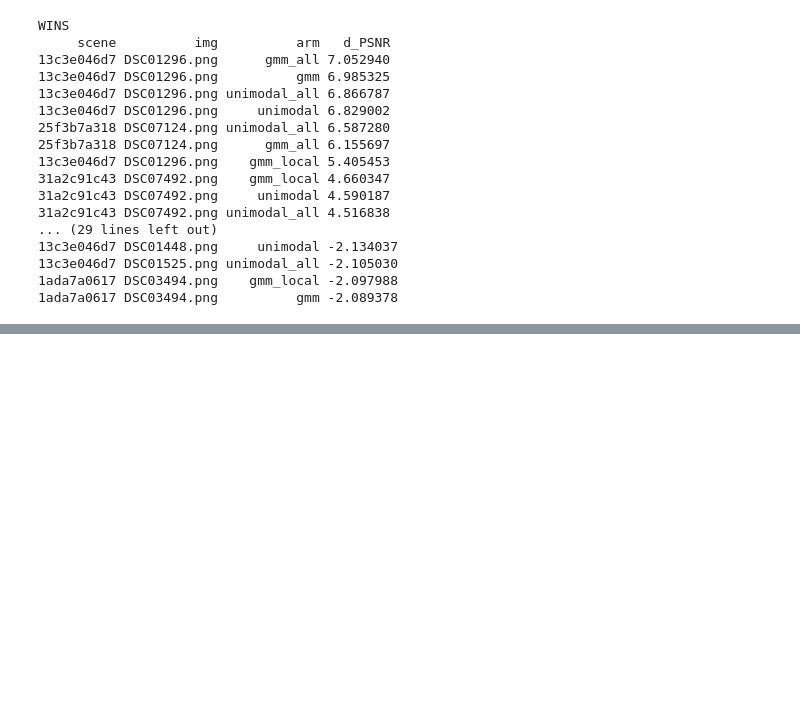
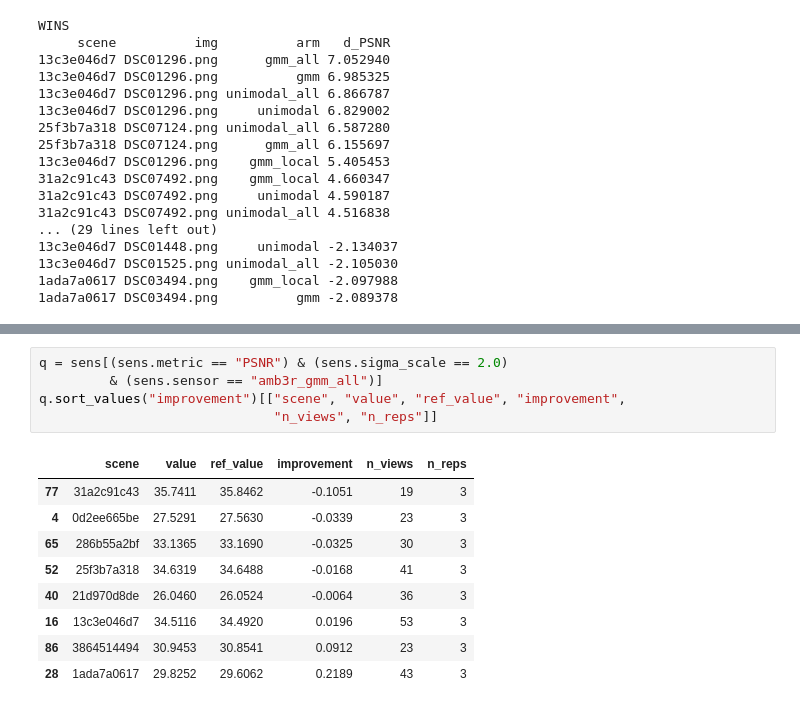
Before and after one commit to adamburhan/depth-aware-BA, a Jupyter notebook: src/depthba/eval/nvs/scannetpp/analyze_results.ipynb, the cells around one changed output, grey strips where cells are left out. Cells and saved outputs as stored; diff of their text form; blank space fills up the shorter version.

```diff
--- a/src/depthba/eval/nvs/scannetpp/analyze_results.ipynb
+++ b/src/depthba/eval/nvs/scannetpp/analyze_results.ipynb
@@ -232,0 +306,15 @@ WINS
+# %%
+q = sens[(sens.metric == "PSNR") & (sens.sigma_scale == 2.0)
+         & (sens.sensor == "amb3r_gmm_all")]
+q.sort_values("improvement")[["scene", "value", "ref_value", "improvement",
+                              "n_views", "n_reps"]]
+# %% [output]
+|  | scene | value | ref_value | improvement | n_views | n_reps |
+| 77 | 31a2c91c43 | 35.7411 | 35.8462 | -0.1051 | 19 | 3 |
+| 4 | 0d2ee665be | 27.5291 | 27.5630 | -0.0339 | 23 | 3 |
+| 65 | 286b55a2bf | 33.1365 | 33.1690 | -0.0325 | 30 | 3 |
+| 52 | 25f3b7a318 | 34.6319 | 34.6488 | -0.0168 | 41 | 3 |
+| 40 | 21d970d8de | 26.0460 | 26.0524 | -0.0064 | 36 | 3 |
+| 16 | 13c3e046d7 | 34.5116 | 34.4920 | 0.0196 | 53 | 3 |
+| 86 | 3864514494 | 30.9453 | 30.8541 | 0.0912 | 23 | 3 |
+| 28 | 1ada7a0617 | 29.8252 | 29.6062 | 0.2189 | 43 | 3 |
```
Also changed, not shown: parts of 6 cells of this notebook, 17 other files.
